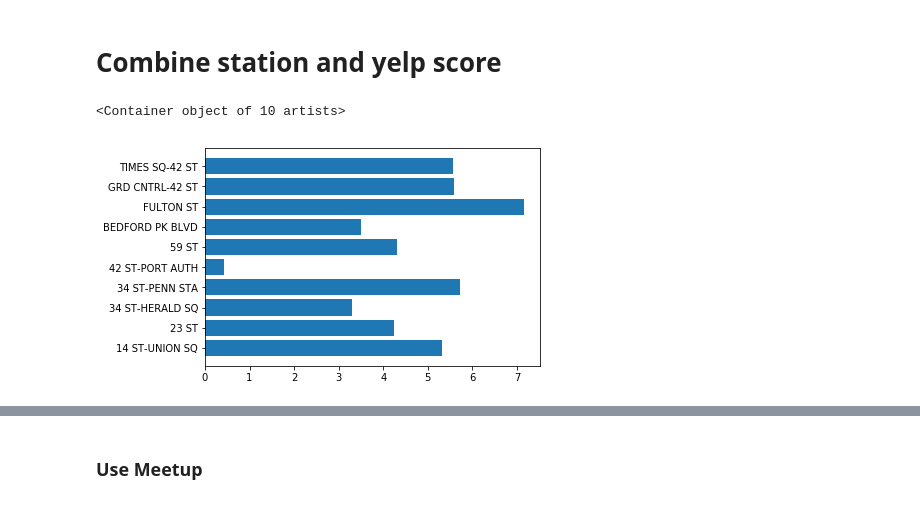
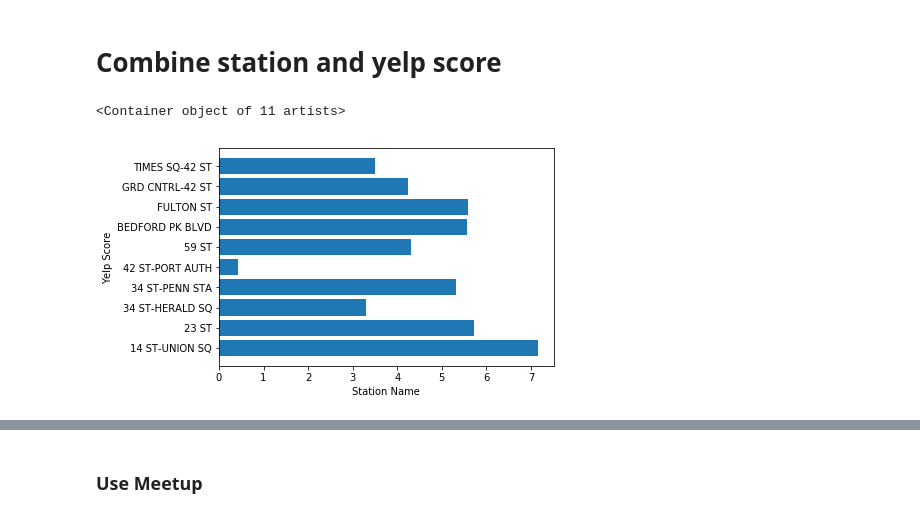
Before and after one commit to cyrus-rustomji/metis_projects, a Jupyter notebook: FirstProejct.ipynb, the cells around one changed output, grey strips where cells are left out. Saved outputs shown, nothing was run; the diff lists cells and outputs as text; code cells hidden in the pictures.

```diff
--- a/FirstProejct.ipynb
+++ b/FirstProejct.ipynb
@@ -831,12 +790,14 @@ yelp_df
 # %% [markdown]
 # Combine station and yelp score
-# %%
-plt.figure()
-
-plt.barh(yelp_df['station'], yelp_df['yelp_p'])
-# %% [output]
-<Container object of 10 artists>
-[figure, removed]
+# %%
+plt.figure()
+plt.xlabel('Station Name')
+plt.ylabel('Yelp Score')
+yelp_df_sort = yelp_df.sort_values(by=['userid','price'],ascending=False)
+plt.barh(yelp_df['STATION'], yelp_df['yelp_p'])
+# %% [output]
+<Container object of 11 artists>
+[figure, added]
 # %%
 yelp_df = yelp_df[['station', 'yelp_p']]
 yelp_df = top10Stations.merge(yelp_df, left_on='STATION', right_on='station', how='left')
```
Also changed, not shown: parts of 13 cells of this notebook.
